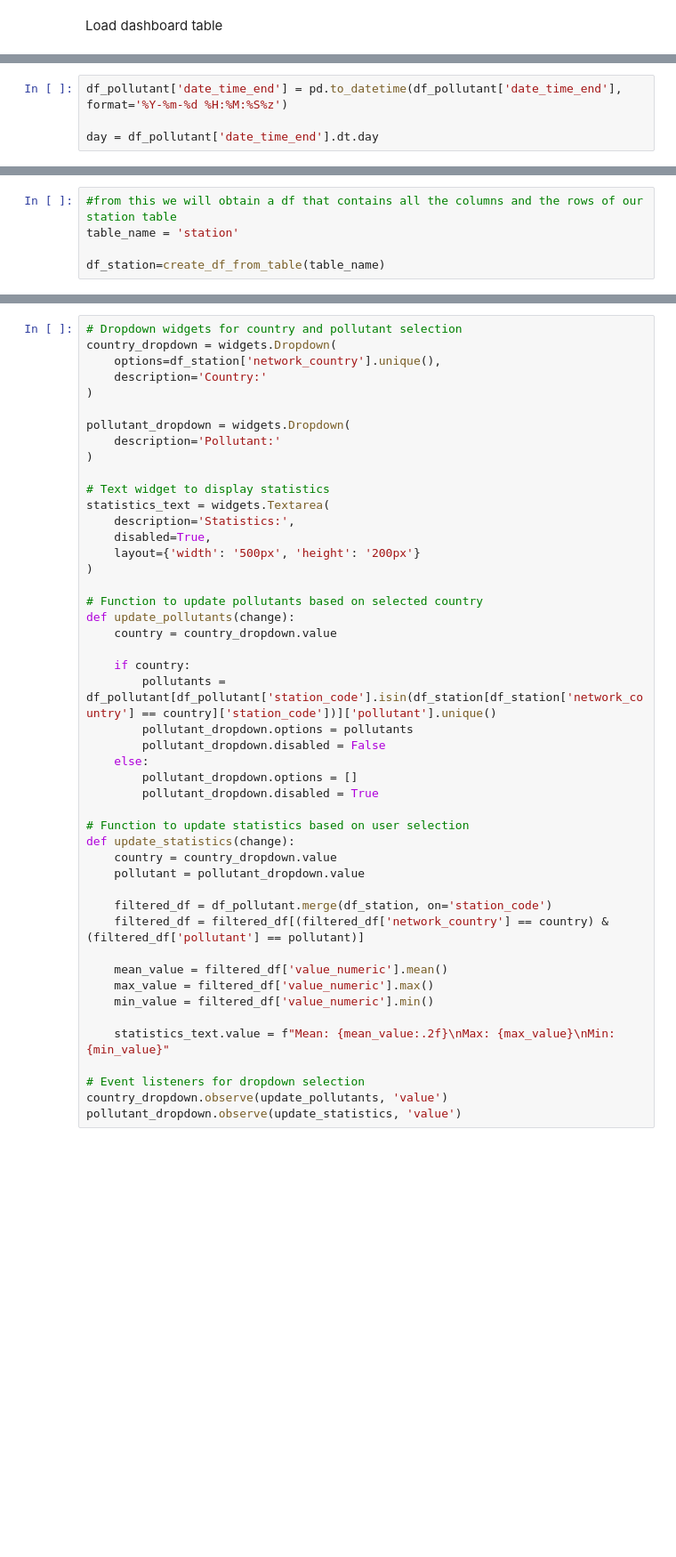
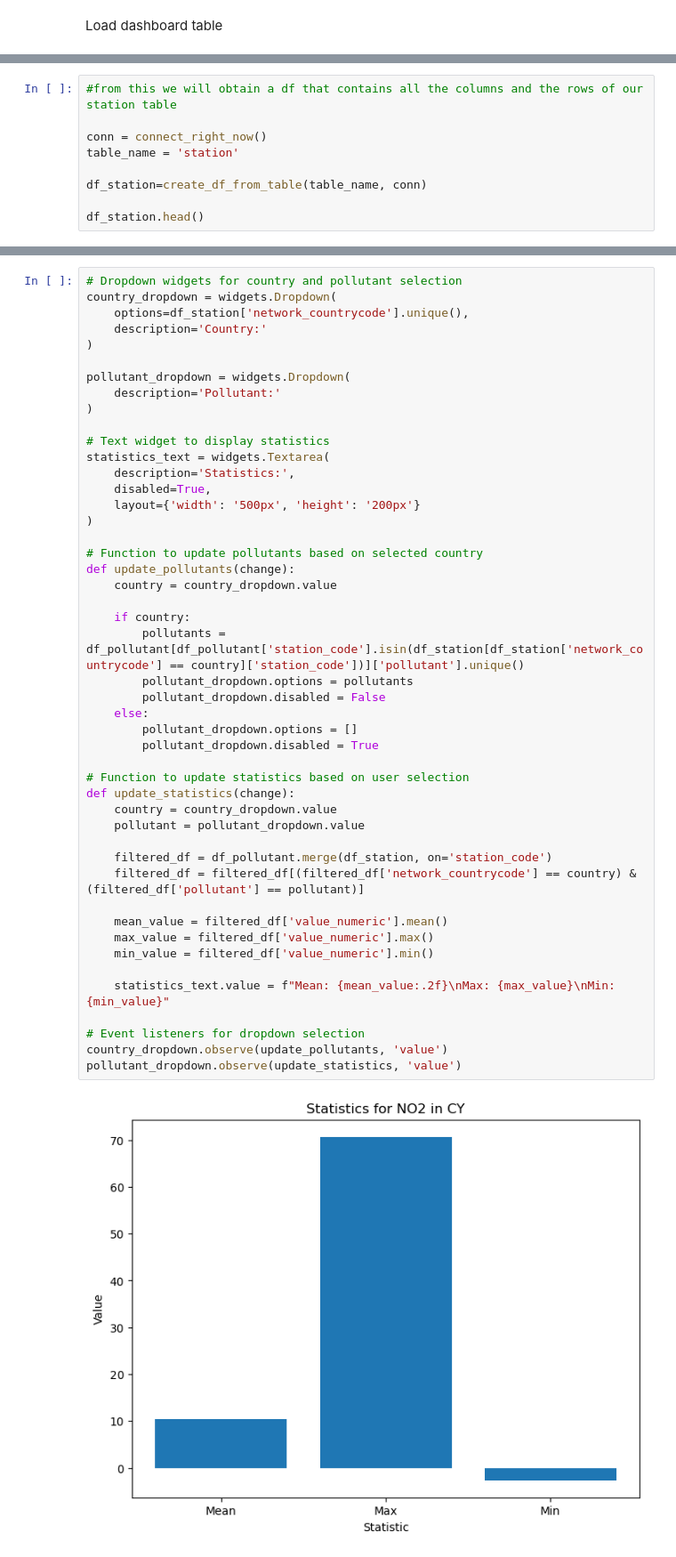
Before and after one commit to carls31/software-engineering-for-geoinformatics-assignment, a Jupyter notebook: se4g_JupyterDash_demo -Angix.ipynb, the cells around one changed output, grey strips where cells are left out. Shown at 89% size. Cells and saved outputs as stored; diff of their text form; blank space fills up the shorter version.

```diff
--- a/se4g_JupyterDash_demo -Angix.ipynb
+++ b/se4g_JupyterDash_demo -Angix.ipynb
@@ -57,4 +63,0 @@ df_pollutant.head()
-# %%
-df_pollutant['date_time_end'] = pd.to_datetime(df_pollutant['date_time_end'], format='%Y-%m-%d %H:%M:%S%z')
-
-day = df_pollutant['date_time_end'].dt.day
@@ -67,5 +76,9 @@ print(f"Formatted datetime objects: {formatted_datetimes.max()}")
 # %%
 #from this we will obtain a df that contains all the columns and the rows of our station table
+
+conn = connect_right_now()
 table_name = 'station'
 
-df_station=create_df_from_table(table_name)
+df_station=create_df_from_table(table_name, conn)
+
+df_station.head()
@@ -74,7 +108,7 @@ df_station.head()
 # %%
 # Dropdown widgets for country and pollutant selection
 country_dropdown = widgets.Dropdown(
-    options=df_station['network_country'].unique(),
+    options=df_station['network_countrycode'].unique(),
     description='Country:'
 )
 
@@ -89,32 +123,34 @@ statistics_text = widgets.Textarea(
     layout={'width': '500px', 'height': '200px'}
 )
 
 # Function to update pollutants based on selected country
 def update_pollutants(change):
     country = country_dropdown.value
 
     if country:
-        pollutants = df_pollutant[df_pollutant['station_code'].isin(df_station[df_station['network_country'] == country]['station_code'])]['pollutant'].unique()
+        pollutants = df_pollutant[df_pollutant['station_code'].isin(df_station[df_station['network_countrycode'] == country]['station_code'])]['pollutant'].unique()
         pollutant_dropdown.options = pollutants
         pollutant_dropdown.disabled = False
     else:
         pollutant_dropdown.options = []
         pollutant_dropdown.disabled = True
 
 # Function to update statistics based on user selection
 def update_statistics(change):
     country = country_dropdown.value
     pollutant = pollutant_dropdown.value
 
     filtered_df = df_pollutant.merge(df_station, on='station_code')
-    filtered_df = filtered_df[(filtered_df['network_country'] == country) & (filtered_df['pollutant'] == pollutant)]
+    filtered_df = filtered_df[(filtered_df['network_countrycode'] == country) & (filtered_df['pollutant'] == pollutant)]
 
     mean_value = filtered_df['value_numeric'].mean()
     max_value = filtered_df['value_numeric'].max()
     min_value = filtered_df['value_numeric'].min()
 
     statistics_text.value = f"Mean: {mean_value:.2f}\nMax: {max_value}\nMin: {min_value}"
 
 # Event listeners for dropdown selection
 country_dropdown.observe(update_pollutants, 'value')
 pollutant_dropdown.observe(update_statistics, 'value')
+# %% [output]
+[figure, added]
```
Also changed, not shown: parts of 24 cells of this notebook.
